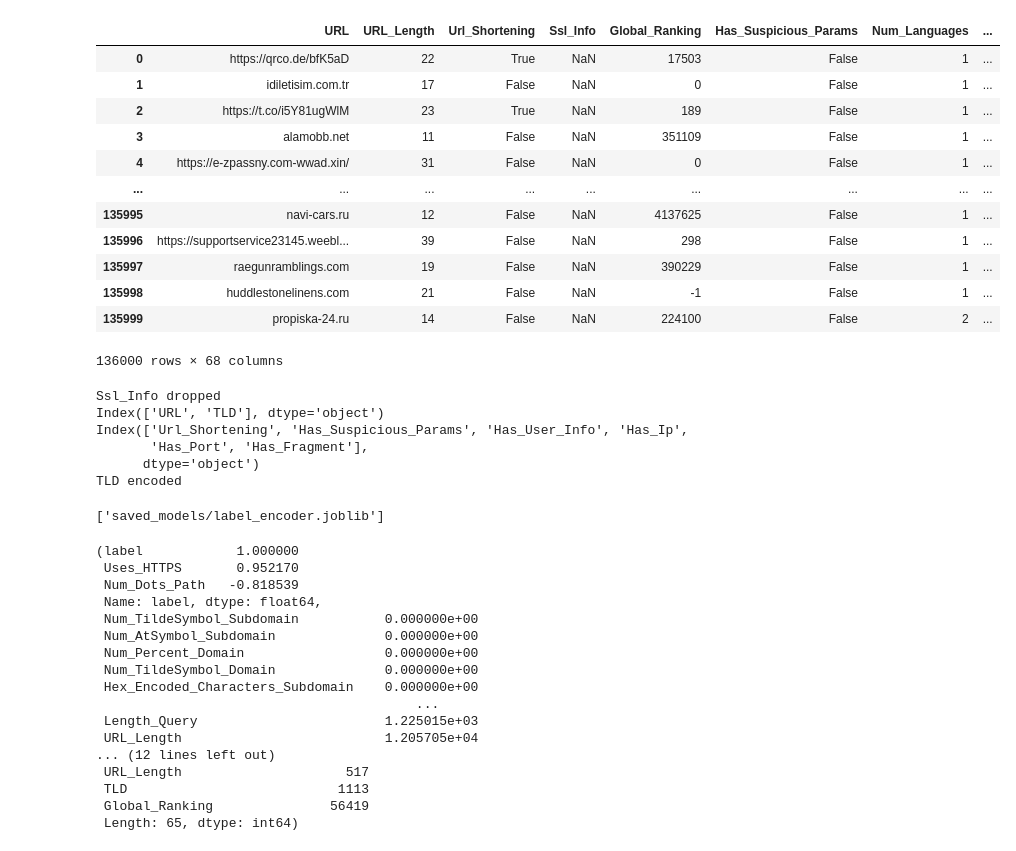
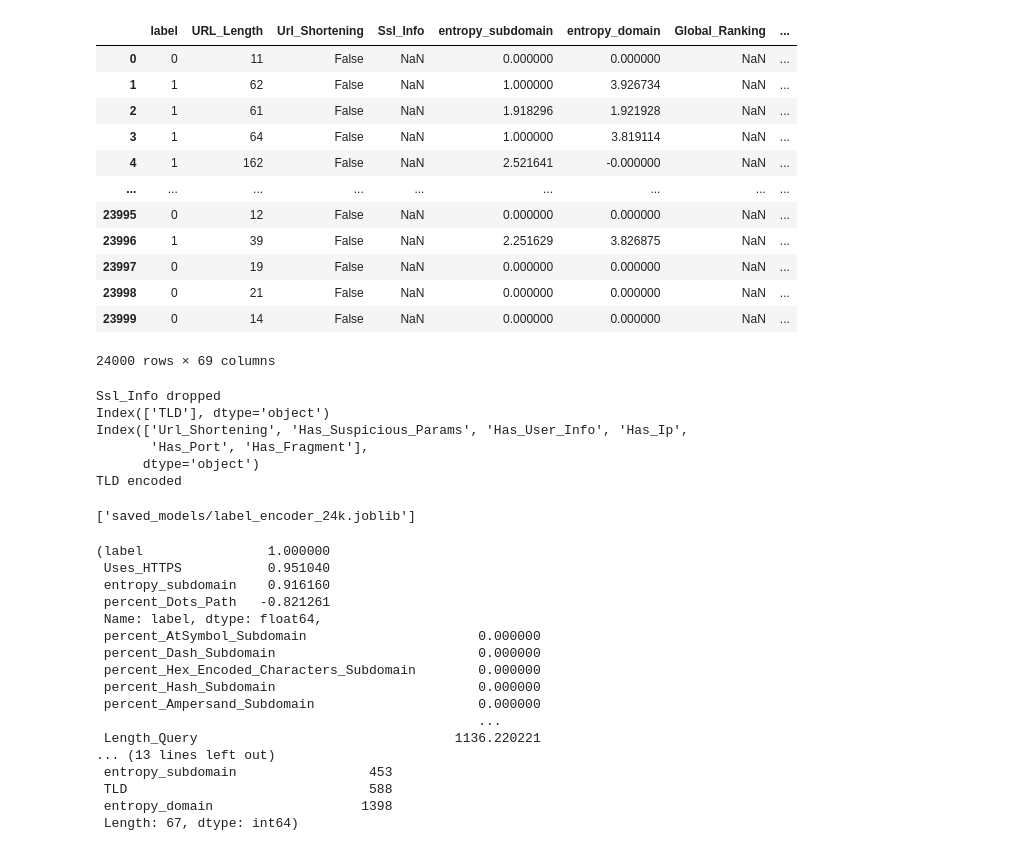
Before and after one commit to nandanpi/hpe-cpp, a Jupyter notebook: clean_dataset.ipynb, the cells around one changed output. Cells and saved outputs as stored; diff of their text form; code cells hidden in the pictures.

```diff
--- a/clean_dataset.ipynb
+++ b/clean_dataset.ipynb
@@ -1,22 +1,22 @@
 # %%
 import pandas as pd
 # %%
-df = pd.read_csv('./datasets/intermediate/shuffled_136k.csv')
+df = pd.read_csv('./datasets/final/24k_final.csv')
 df
 # %% [output]
-|  | URL | URL_Length | Url_Shortening | Ssl_Info | Global_Ranking | Has_Suspicious_Params | Num_Languages | ... |
-| 0 | https://qrco.de/bfK5aD | 22 | True | NaN | 17503 | False | 1 | ... |
-| 1 | idiletisim.com.tr | 17 | False | NaN | 0 | False | 1 | ... |
-| 2 | https://t.co/i5Y81ugWlM | 23 | True | NaN | 189 | False | 1 | ... |
-| 3 | alamobb.net | 11 | False | NaN | 351109 | False | 1 | ... |
-| 4 | https://e-zpassny.com-wwad.xin/ | 31 | False | NaN | 0 | False | 1 | ... |
+|  | label | URL_Length | Url_Shortening | Ssl_Info | entropy_subdomain | entropy_domain | Global_Ranking | ... |
+| 0 | 0 | 11 | False | NaN | 0.000000 | 0.000000 | NaN | ... |
+| 1 | 1 | 62 | False | NaN | 1.000000 | 3.926734 | NaN | ... |
+| 2 | 1 | 61 | False | NaN | 1.918296 | 1.921928 | NaN | ... |
+| 3 | 1 | 64 | False | NaN | 1.000000 | 3.819114 | NaN | ... |
+| 4 | 1 | 162 | False | NaN | 2.521641 | -0.000000 | NaN | ... |
 | ... | ... | ... | ... | ... | ... | ... | ... | ... |
-| 135995 | navi-cars.ru | 12 | False | NaN | 4137625 | False | 1 | ... |
-| 135996 | https://supportservice23145.weebl... | 39 | False | NaN | 298 | False | 1 | ... |
-| 135997 | raegunramblings.com | 19 | False | NaN | 390229 | False | 1 | ... |
-| 135998 | huddlestonelinens.com | 21 | False | NaN | -1 | False | 1 | ... |
-| 135999 | propiska-24.ru | 14 | False | NaN | 224100 | False | 2 | ... |
+| 23995 | 0 | 12 | False | NaN | 0.000000 | 0.000000 | NaN | ... |
+| 23996 | 1 | 39 | False | NaN | 2.251629 | 3.826875 | NaN | ... |
+| 23997 | 0 | 19 | False | NaN | 0.000000 | 0.000000 | NaN | ... |
+| 23998 | 0 | 21 | False | NaN | 0.000000 | 0.000000 | NaN | ... |
+| 23999 | 0 | 14 | False | NaN | 0.000000 | 0.000000 | NaN | ... |
-136000 rows × 68 columns
+24000 rows × 69 columns
 # %%
 oldColumns = df.columns
 df.sample(frac=1).reset_index(drop=True)
@@ -43,18 +43,18 @@ for col in nonNumeric:
         print(f'{col} encoded')
 # %% [output]
 Ssl_Info dropped
-Index(['URL', 'TLD'], dtype='object')
+Index(['TLD'], dtype='object')
 Index(['Url_Shortening', 'Has_Suspicious_Params', 'Has_User_Info', 'Has_Ip',
        'Has_Port', 'Has_Fragment'],
       dtype='object')
 TLD encoded
 # %%
 import joblib
-joblib.dump(le, 'saved_models/label_encoder.joblib')
+joblib.dump(le, 'saved_models/label_encoder_24k.joblib')
 # %% [output]
-['saved_models/label_encoder.joblib']
+['saved_models/label_encoder_24k.joblib']
 # %%
-df_nourl = df.drop(columns=["URL"])
+df_nourl = df
 
 correlation_with_label = df_nourl.corr(numeric_only=True)["label"].sort_values(ascending=False)
 
@@ -65,23 +65,23 @@ unique_counts = df_nourl.drop(columns=["label"]).nunique()
 
 high_corr, feature_variance.sort_values(), unique_counts.sort_values()
 # %% [output]
-(label            1.000000
- Uses_HTTPS       0.952170
- Num_Dots_Path   -0.818539
+(label                1.000000
+ Uses_HTTPS           0.951040
+ entropy_subdomain    0.916160
+ percent_Dots_Path   -0.821261
  Name: label, dtype: float64,
- Num_TildeSymbol_Subdomain           0.000000e+00
- Num_AtSymbol_Subdomain              0.000000e+00
- Num_Percent_Domain                  0.000000e+00
- Num_TildeSymbol_Domain              0.000000e+00
- Hex_Encoded_Characters_Subdomain    0.000000e+00
-                                         ...
- Length_Query                        1.225015e+03
- URL_Length                          1.205705e+04
-... (12 lines left out)
- URL_Length                     517
- TLD                           1113
- Global_Ranking               56419
- Length: 65, dtype: int64)
+ percent_AtSymbol_Subdomain                      0.000000
+ percent_Dash_Subdomain                          0.000000
+ percent_Hex_Encoded_Characters_Subdomain        0.000000
+ percent_Hash_Subdomain                          0.000000
+ percent_Ampersand_Subdomain                     0.000000
+                                                 ...
+ Length_Query                                 1136.220221
+... (13 lines left out)
+ entropy_subdomain                 453
+ TLD                               588
+ entropy_domain                   1398
+ Length: 67, dtype: int64)
 # %%
 # Find columns with 0 variance
 zero_variance = feature_variance[feature_variance == 0]
```
Also changed, not shown: parts of 13 cells of this notebook, 45 other files.
